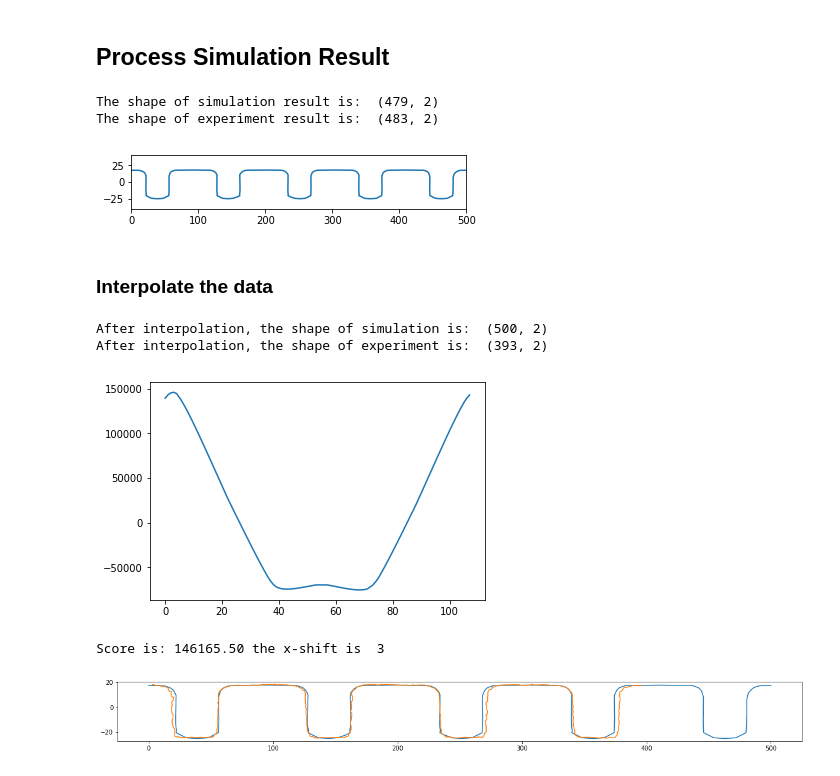
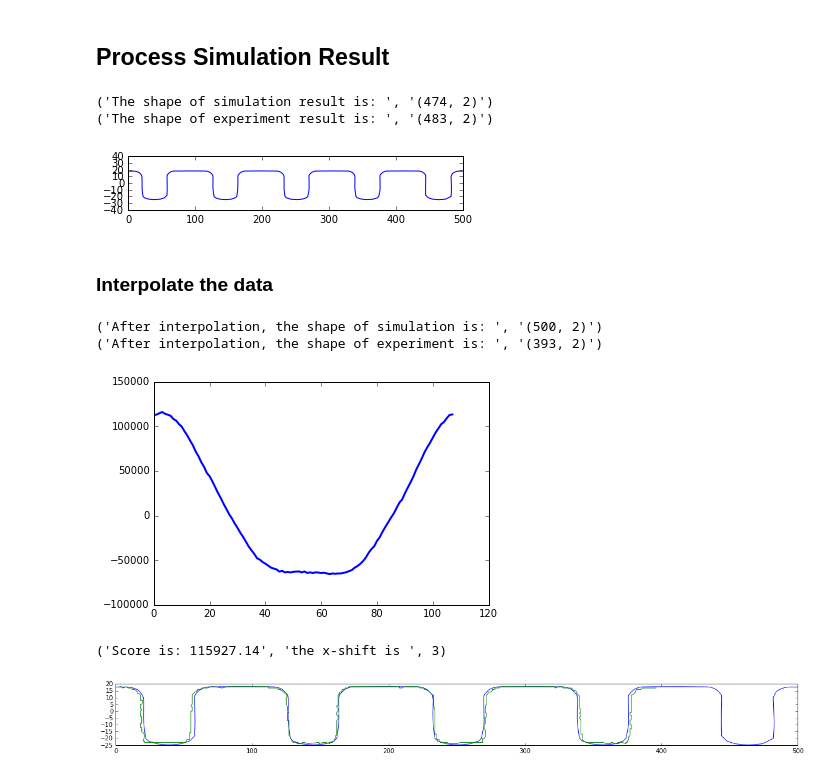
Before and after one commit to zypchenfeng/test_sem, a Jupyter notebook: xsem_cal2.ipynb, the cells around one changed output. Saved outputs shown, nothing was run; the diff lists cells and outputs as text; code cells hidden in the pictures.

```diff
--- a/xsem_cal2.ipynb
+++ b/xsem_cal2.ipynb
@@ -202,19 +215,19 @@ plt.axes().set_aspect(1)
 # %% [markdown]
 ## Process Simulation Result
 # %%
-file = './G10_sim5.csv'
+file = './sim_data/G10_sim6.csv'
 sim = np.genfromtxt(file, delimiter=',')
 sim[:, 0] -= sim[0, 0]
 sim[:, 1] = sim[:, 1] - np.average(sim[:, 1])
 print('The shape of simulation result is: ', format(sim.shape))
 print('The shape of experiment result is: ', format(con.shape))
 plt.plot(sim[:, 0], sim[:, 1])
 plt.xlim(0, 500)
 plt.ylim(-40, 40)
 plt.axes().set_aspect(1)
 # %% [output]
-The shape of simulation result is:  (479, 2)
-The shape of experiment result is:  (483, 2)
+('The shape of simulation result is: ', '(474, 2)')
+('The shape of experiment result is: ', '(483, 2)')
-[figure, old version]
+[figure, new version]
 # %% [markdown]
 ### Interpolate the data
@@ -236,15 +237,15 @@ con2 = interp_1d(con)
 print("After interpolation, the shape of simulation is: ", format(sim2.shape))
 print("After interpolation, the shape of experiment is: ", format(con2.shape))
 # %% [output]
-After interpolation, the shape of simulation is:  (500, 2)
-After interpolation, the shape of experiment is:  (393, 2)
+('After interpolation, the shape of simulation is: ', '(500, 2)')
+('After interpolation, the shape of experiment is: ', '(393, 2)')
 # %%
 import scipy.signal as signal
 res = signal.correlate(sim2[:,1], con2[:,1], 'valid')
-plt.plot(res)
+plt.plot(res, linewidth=2)
 shift = np.argmax(res)
 # %% [output]
-[figure, old version]
+[figure, new version]
 # %%
 %matplotlib inline
 plt.figure(figsize=(20, 4))
@@ -253,5 +254,5 @@ plt.plot(con[:,0]+shift, con[:,1])
 plt.axes().set_aspect(1)
 print("Score is: %0.2f" %(res[shift]), "the x-shift is ", shift)
 # %% [output]
-Score is: 146165.50 the x-shift is  3
+('Score is: 115927.14', 'the x-shift is ', 3)
-[figure, old version]
+[figure, new version]
```
Also changed, not shown: parts of 8 cells of this notebook, 10 other files.
